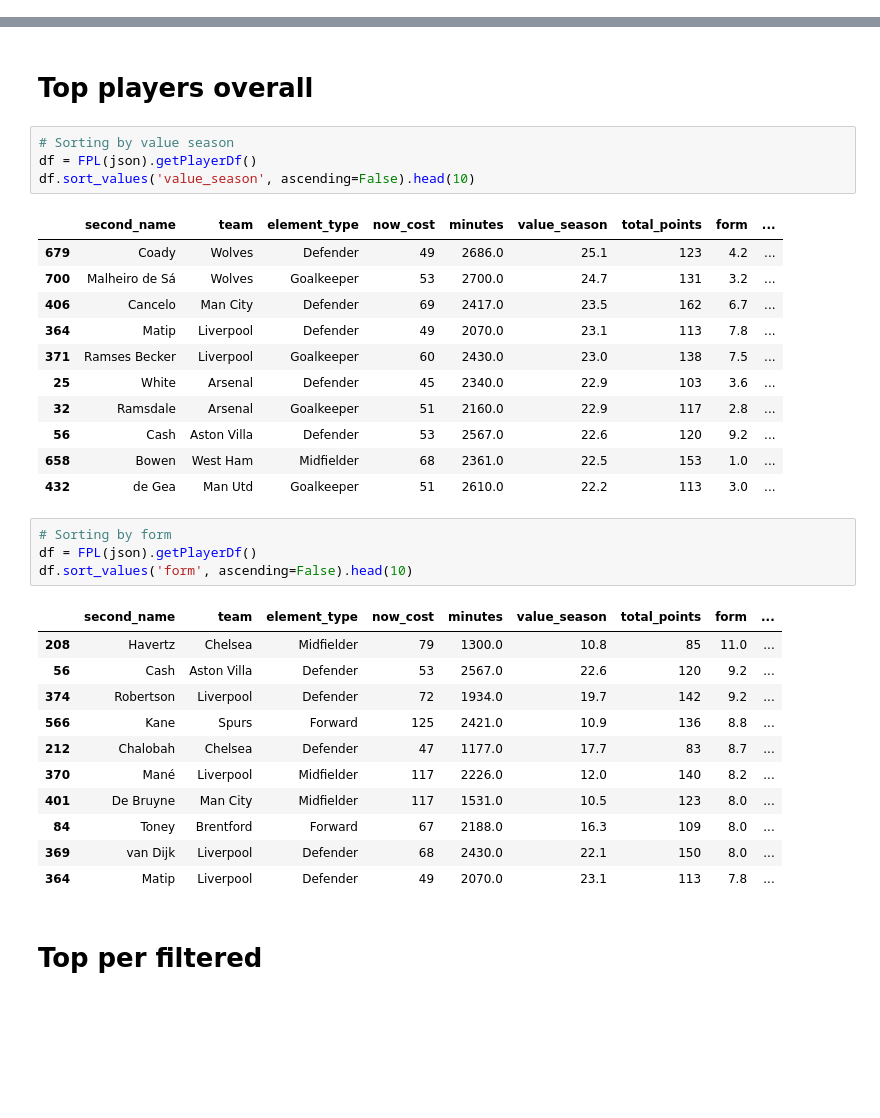
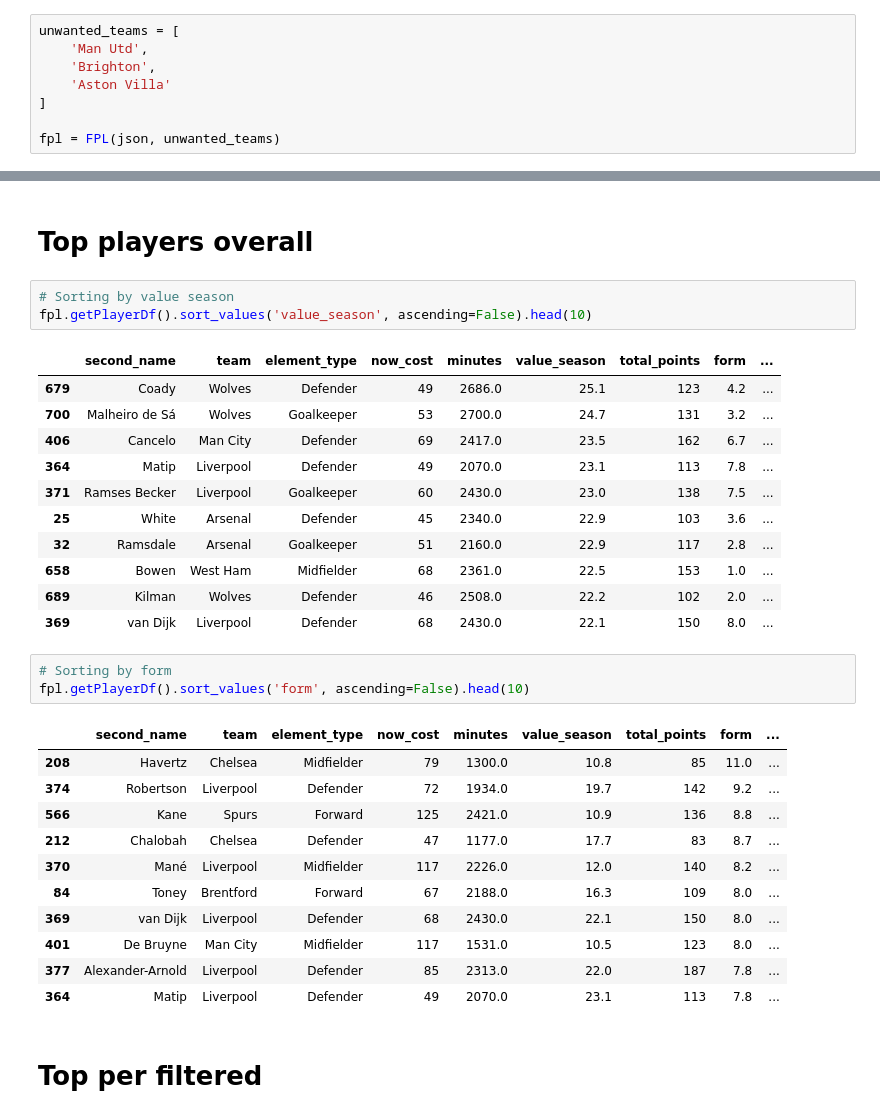
Before and after one commit to ulrikson/fantasy_football, a Jupyter notebook: analyze.ipynb, the cells around one changed output, grey strips where cells are left out. Drawn from its saved outputs; the diff is of its cells as text; blank space fills up the shorter version.

```diff
--- a/analyze.ipynb
+++ b/analyze.ipynb
@@ -10,6 +9,14 @@ warnings.filterwarnings("ignore")
 url = 'https://fantasy.premierleague.com/api/bootstrap-static/'
 response = requests.get(url)
 json = response.json()
+# %%
+unwanted_teams = [
+    'Man Utd',
+    'Brighton',
+    'Aston Villa'
+]
+
+fpl = FPL(json, unwanted_teams)
 # %% [markdown]
 # Aggregate
 # %%
@@ -45,8 +52,7 @@ FPL(json).createPivot('team', 'form').head()
 # Top players overall
 # %%
 # Sorting by value season
-df = FPL(json).getPlayerDf()
-df.sort_values('value_season', ascending=False).head(10)
+fpl.getPlayerDf().sort_values('value_season', ascending=False).head(10)
 # %% [output]
 |  | second_name | team | element_type | now_cost | minutes | value_season | total_points | form | ... |
 | 679 | Coady | Wolves | Defender | 49 | 2686.0 | 25.1 | 123 | 4.2 | ... |
@@ -56,24 +62,23 @@ df.sort_values('value_season', ascending=False).head(10)
 | 371 | Ramses Becker | Liverpool | Goalkeeper | 60 | 2430.0 | 23.0 | 138 | 7.5 | ... |
 | 25 | White | Arsenal | Defender | 45 | 2340.0 | 22.9 | 103 | 3.6 | ... |
 | 32 | Ramsdale | Arsenal | Goalkeeper | 51 | 2160.0 | 22.9 | 117 | 2.8 | ... |
-| 56 | Cash | Aston Villa | Defender | 53 | 2567.0 | 22.6 | 120 | 9.2 | ... |
 | 658 | Bowen | West Ham | Midfielder | 68 | 2361.0 | 22.5 | 153 | 1.0 | ... |
-| 432 | de Gea | Man Utd | Goalkeeper | 51 | 2610.0 | 22.2 | 113 | 3.0 | ... |
+| 689 | Kilman | Wolves | Defender | 46 | 2508.0 | 22.2 | 102 | 2.0 | ... |
+| 369 | van Dijk | Liverpool | Defender | 68 | 2430.0 | 22.1 | 150 | 8.0 | ... |
 # %%
 # Sorting by form
-df = FPL(json).getPlayerDf()
-df.sort_values('form', ascending=False).head(10)
+fpl.getPlayerDf().sort_values('form', ascending=False).head(10)
 # %% [output]
 |  | second_name | team | element_type | now_cost | minutes | value_season | total_points | form | ... |
 | 208 | Havertz | Chelsea | Midfielder | 79 | 1300.0 | 10.8 | 85 | 11.0 | ... |
-| 56 | Cash | Aston Villa | Defender | 53 | 2567.0 | 22.6 | 120 | 9.2 | ... |
 | 374 | Robertson | Liverpool | Defender | 72 | 1934.0 | 19.7 | 142 | 9.2 | ... |
 | 566 | Kane | Spurs | Forward | 125 | 2421.0 | 10.9 | 136 | 8.8 | ... |
 | 212 | Chalobah | Chelsea | Defender | 47 | 1177.0 | 17.7 | 83 | 8.7 | ... |
 | 370 | Mané | Liverpool | Midfielder | 117 | 2226.0 | 12.0 | 140 | 8.2 | ... |
-| 401 | De Bruyne | Man City | Midfielder | 117 | 1531.0 | 10.5 | 123 | 8.0 | ... |
 | 84 | Toney | Brentford | Forward | 67 | 2188.0 | 16.3 | 109 | 8.0 | ... |
 | 369 | van Dijk | Liverpool | Defender | 68 | 2430.0 | 22.1 | 150 | 8.0 | ... |
+| 401 | De Bruyne | Man City | Midfielder | 117 | 1531.0 | 10.5 | 123 | 8.0 | ... |
+| 377 | Alexander-Arnold | Liverpool | Defender | 85 | 2313.0 | 22.0 | 187 | 7.8 | ... |
 | 364 | Matip | Liverpool | Defender | 49 | 2070.0 | 23.1 | 113 | 7.8 | ... |
 # %% [markdown]
 # Top per filtered
```
Also changed, not shown: parts of 7 cells of this notebook, 1 other file.
